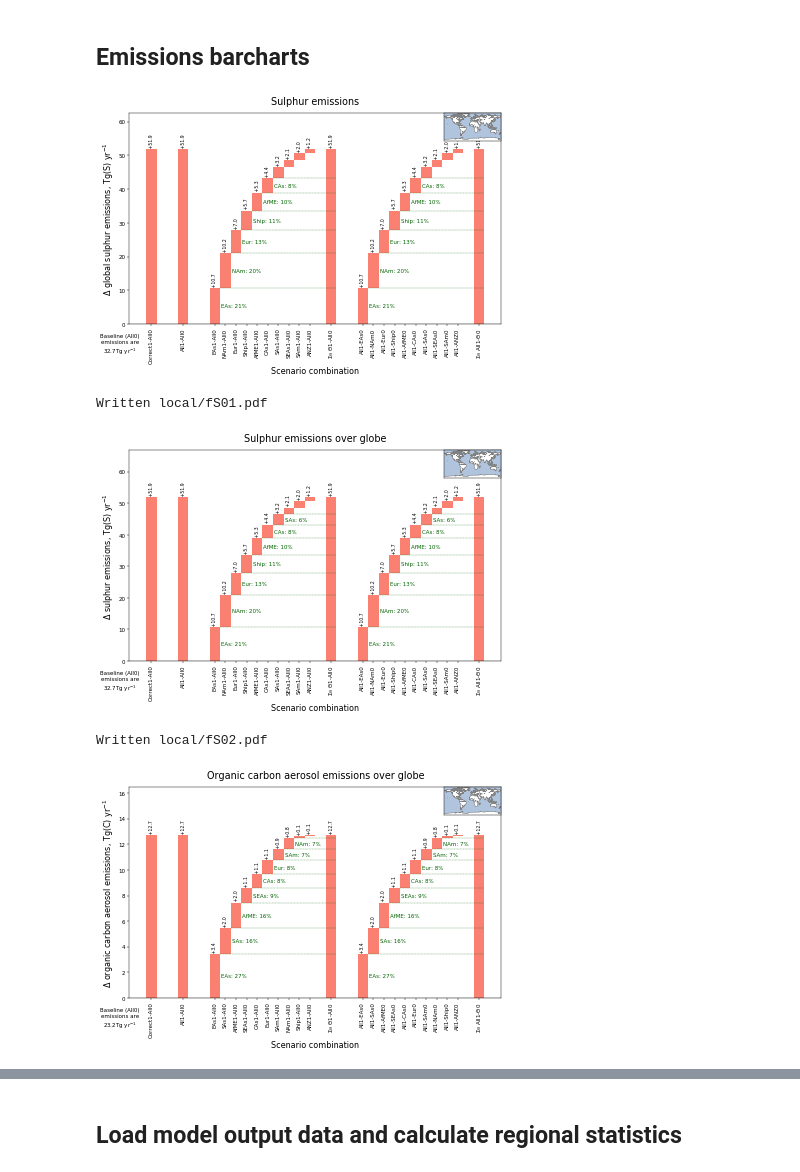
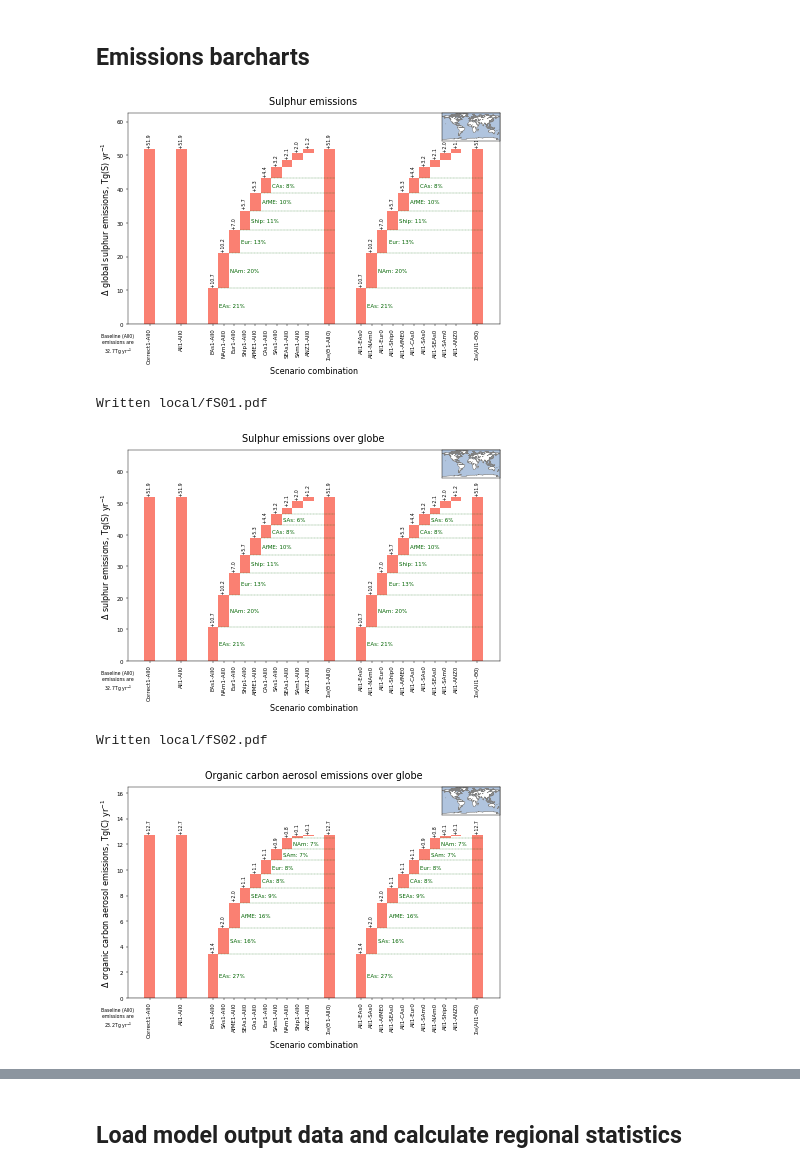
Before and after one commit to grandey/draft2017a-region-rfp, a Jupyter notebook: figures_draft2017a.ipynb, the cells around one changed output, grey strips where cells are left out. Saved outputs shown, nothing was run; the diff lists cells and outputs as text; code cells hidden in the pictures.

```diff
--- a/figures_draft2017a.ipynb
+++ b/figures_draft2017a.ipynb
@@ -266,7 +266,7 @@ def emissions_staggered_barcharts(species='S', title='Sulphur emissions',
     global_diff = bars_df.loc[order1, 'global_diff'].sum()
     bars_df = bars_df.append(pd.Series({'global_diff': global_diff,
                                         'x': max(bars_df['x'])+2, 'bottom': 0},
-                                       name=r'$\Sigma_{\Theta}$ $\Theta$1-All0'))
+                                       name=r'$\Sigma_{\Theta}$($\Theta$1-All0)'))
     # 2nd set of staggered bars
     order2 = (bars_df[(bars_df['ref_name'] == 'All1') &  # order All1-<Source>0 by global_diff
                       (bars_df['scenario_name'] != 'All0')].
@@ -282,7 +282,7 @@ def emissions_staggered_barcharts(species='S', title='Sulphur emissions',
     global_diff = bars_df.loc[order2, 'global_diff'].sum()
     bars_df = bars_df.append(pd.Series({'global_diff': global_diff,
                                         'x': max(bars_df['x'])+2, 'bottom': 0},
-                                       name=r'$\Sigma_{\Theta}$ All1-$\Theta$0'))
+                                       name=r'$\Sigma_{\Theta}$(All1-$\Theta$0)'))
     # Add colour based on whether -ve or +ve
     bars_df = bars_df.assign(color='salmon')  # all bars are +ve
     # Plot barchart
@@ -310,8 +310,8 @@ def emissions_staggered_barcharts(species='S', title='Sulphur emissions',
                 text, rotation=90, verticalalignment=verticalalignment,
                 horizontalalignment='center', fontsize='small')
     # Annotate combined bars with largest contributing sources
-    for scenario, order, ref_name in zip([r'$\Sigma_{\Theta}$ $\Theta$1-All0',
-                                          r'$\Sigma_{\Theta}$ All1-$\Theta$0'],
+    for scenario, order, ref_name in zip([r'$\Sigma_{\Theta}$($\Theta$1-All0)',
+                                          r'$\Sigma_{\Theta}$(All1-$\Theta$0)'],
                                          [order1, order2], ['All0', 'All1']):
         if n_contributors == 'auto':
             n = 0
@@ -343,34 +343,35 @@ def emissions_staggered_barcharts(species='S', title='Sulphur emissions',
                     color='darkgreen')
     # Annotate with All0 baseline
     all0_baseline = global_emissions_df[(global_emissions_df['scenario_name'] == 'All0') &
                                         (global_emissions_df['species'] == species)
                                        ]['global_total']
     ax.text(-3, 0, ('\n\nBaseline (All0)\nemissions are\n' +
                     baseline_text_format.format(float(all0_baseline)) +
                     'Tg yr$^{-1}$'),
+            fontsize='small',
             horizontalalignment='center', verticalalignment='top')
     # Insert map
     if map_insert:
         ax2 = plt.axes([0.78, 0.76, .12, .12], facecolor='lightsteelblue')
         anchor = 'NE'
         lon_bounds = [lon0, lon0+360.]
         lat_bounds = [-90.0, 90.0]
         bm = Basemap(llcrnrlat=lat_bounds[0], urcrnrlat=lat_bounds[1],
                      llcrnrlon=lon_bounds[0], urcrnrlon=lon_bounds[1],
                      anchor=anchor)
         bm.drawcoastlines(color='0.5')
         bm.fillcontinents(color='white')
     # Save figure?
     if file_prefix:
         fig.savefig('local/{}.pdf'.format(file_prefix), bbox_inches='tight', dpi=300)
         print('Written local/{}.pdf'.format(file_prefix))
     return fig, ax
 
 # Example
 if True:
     fig, ax = emissions_staggered_barcharts()
 # %% [output]
-[figure, old version]
+[figure, new version]
 # %%
 # Global sulphur emissions - supp figure
 emissions_staggered_barcharts(species='S',
@@ -382,7 +383,7 @@ emissions_staggered_barcharts(species='S',
 supp_figure_counter += 1
 # %% [output]
 Written local/fS01.pdf
-[figure, old version]
+[figure, new version]
 # %%
 # Global organic carbon aerosol emissions - supp figure
 emissions_staggered_barcharts(species='OC',
@@ -395,7 +396,7 @@ emissions_staggered_barcharts(species='OC',
 supp_figure_counter += 1
 # %% [output]
 Written local/fS02.pdf
-[figure, old version]
+[figure, new version]
 # %%
 # Global black carbon aerosol emissions - supp figure
 emissions_staggered_barcharts(species='BC', title='Black carbon aerosol emissions over globe',
```
Also changed, not shown: parts of 19 cells of this notebook, 1 other file.
